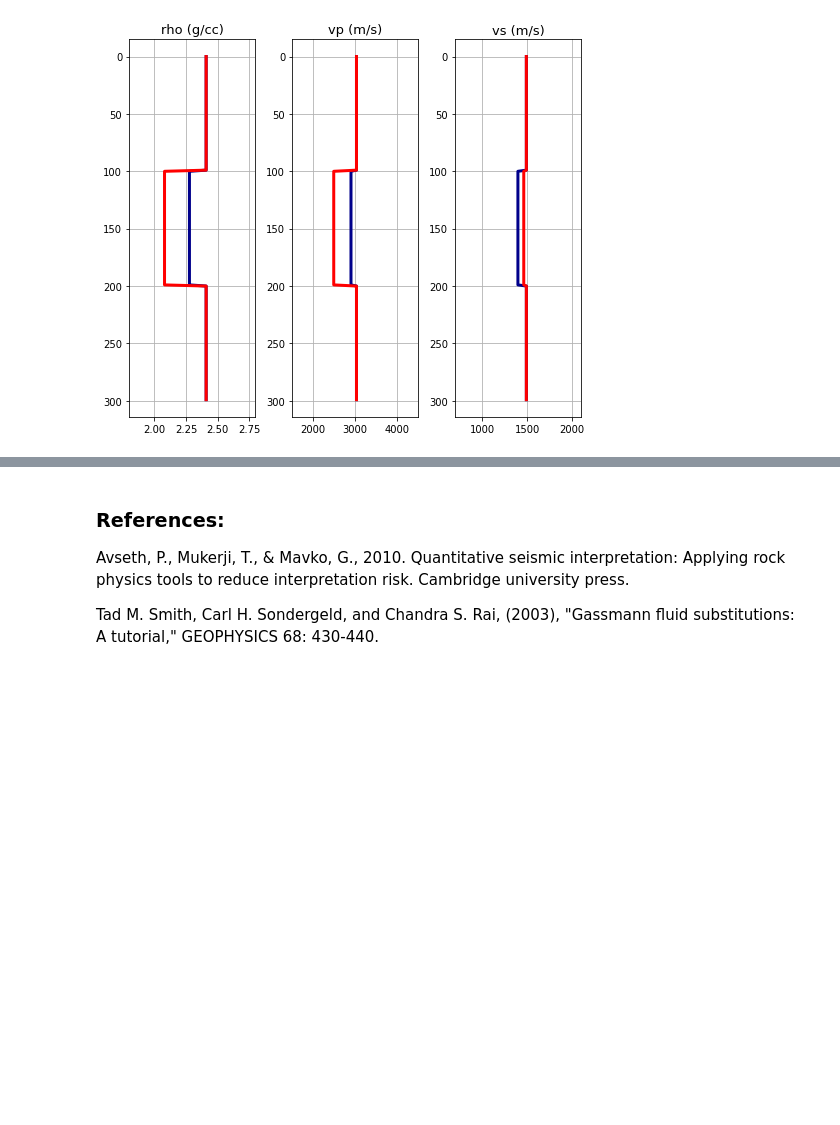
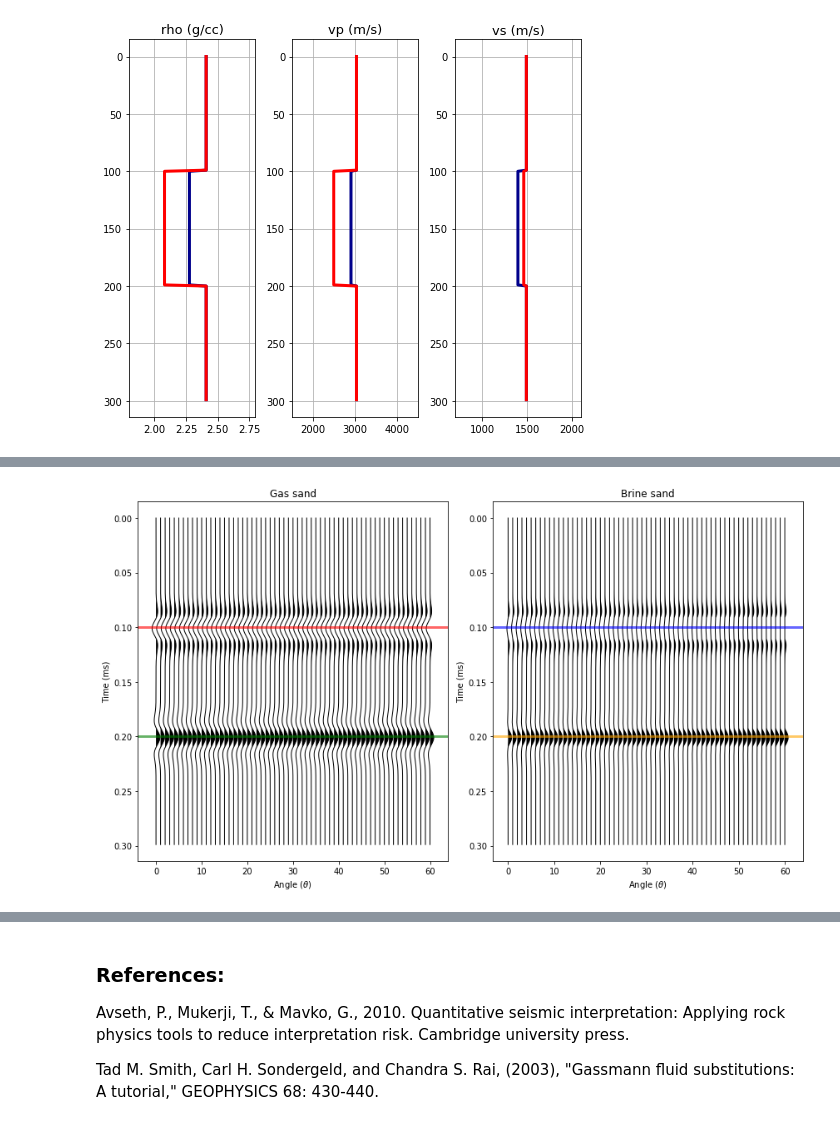
Before and after one commit to ffigura/avo, a Jupyter notebook: 1_synthetic/5_avo_synthetic.ipynb, the cells around one changed output, grey strips where cells are left out. Drawn from its saved outputs; the diff is of its cells as text; code cells hidden in the pictures; blank space fills up the shorter version.

```diff
--- a/1_synthetic/5_avo_synthetic.ipynb
+++ b/1_synthetic/5_avo_synthetic.ipynb
@@ -125,0 +163,32 @@ plt.tight_layout()
+# %%
+np.warnings.filterwarnings('ignore')
+scale_factor=5. #this is scalable according to the plot
+anglegatherplt=anglegather*scale_factor #just for the plot
+anglegatherplt2=anglegather2*scale_factor #just for the plot
+
+f, ax = plt.subplots(nrows=1,ncols=2,figsize=(12,7))
+for i in range(len(angle)):
+    ax[0].plot(i+anglegatherplt[:,i],time2,'k',linewidth=1)
+    ax[0].fill_betweenx(time2,anglegatherplt[:,i]+i,i,
+                        where=anglegatherplt[:,i]+i>i,facecolor='black')
+ax[0].invert_yaxis()
+ax[0].axhline(y=0.1,color='red',lw=3,alpha=0.6)
+ax[0].axhline(y=0.2,color='green',lw=3,alpha=0.6)
+ax[0].set_xlabel('Angle ($\\theta$)')
+ax[0].set_ylabel('Time (ms)')
+ax[0].set_title('Gas sand')
+
+for i in range(len(angle)):
+    ax[1].plot(i+anglegatherplt2[:,i],time2,'k',linewidth=1)
+    ax[1].fill_betweenx(time2,anglegatherplt[:,i]+i,i,
+                        where=anglegatherplt[:,i]+i>i,facecolor='black')
+ax[1].invert_yaxis()
+ax[1].axhline(y=0.1,color='blue',lw=3,alpha=0.6)
+ax[1].axhline(y=0.2,color='orange',lw=3,alpha=0.6)
+ax[1].set_xlabel('Angle ($\\theta$)')
+ax[1].set_ylabel('Time (ms)')
+ax[1].set_title('Brine sand')
+
+plt.tight_layout()
+# %% [output]
+[figure, added]
```
Also changed, not shown: parts of 12 cells of this notebook.
